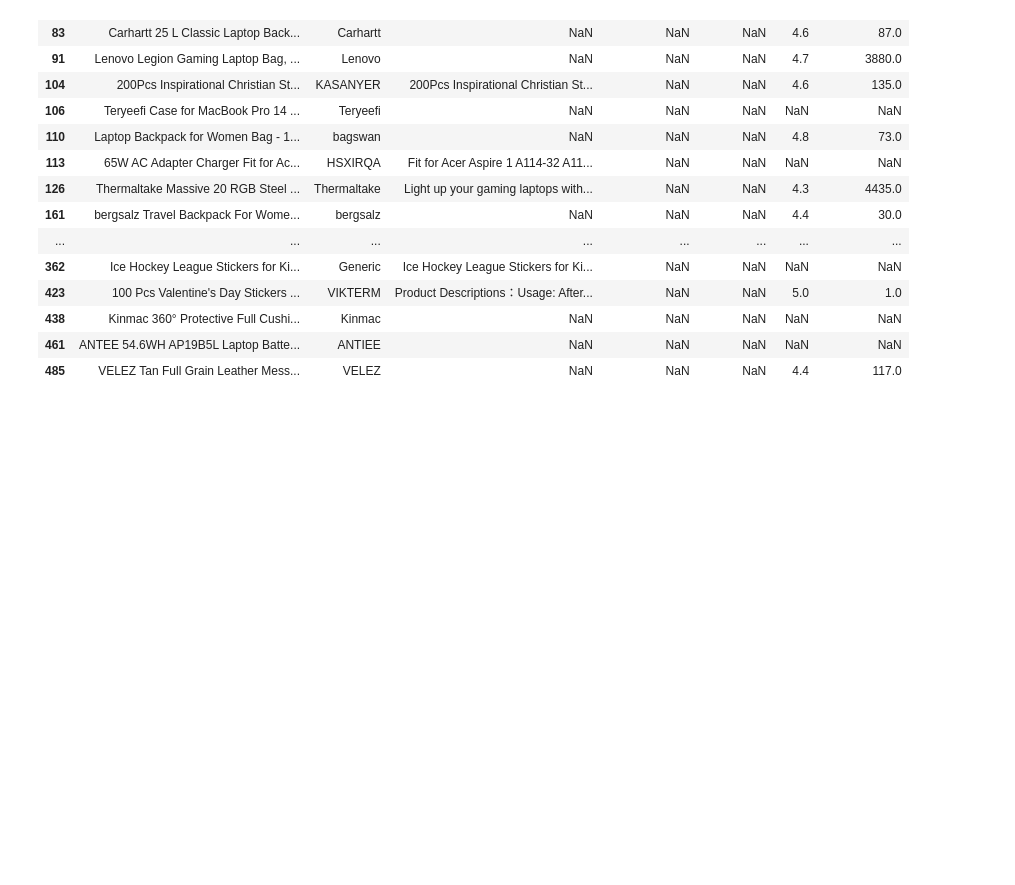
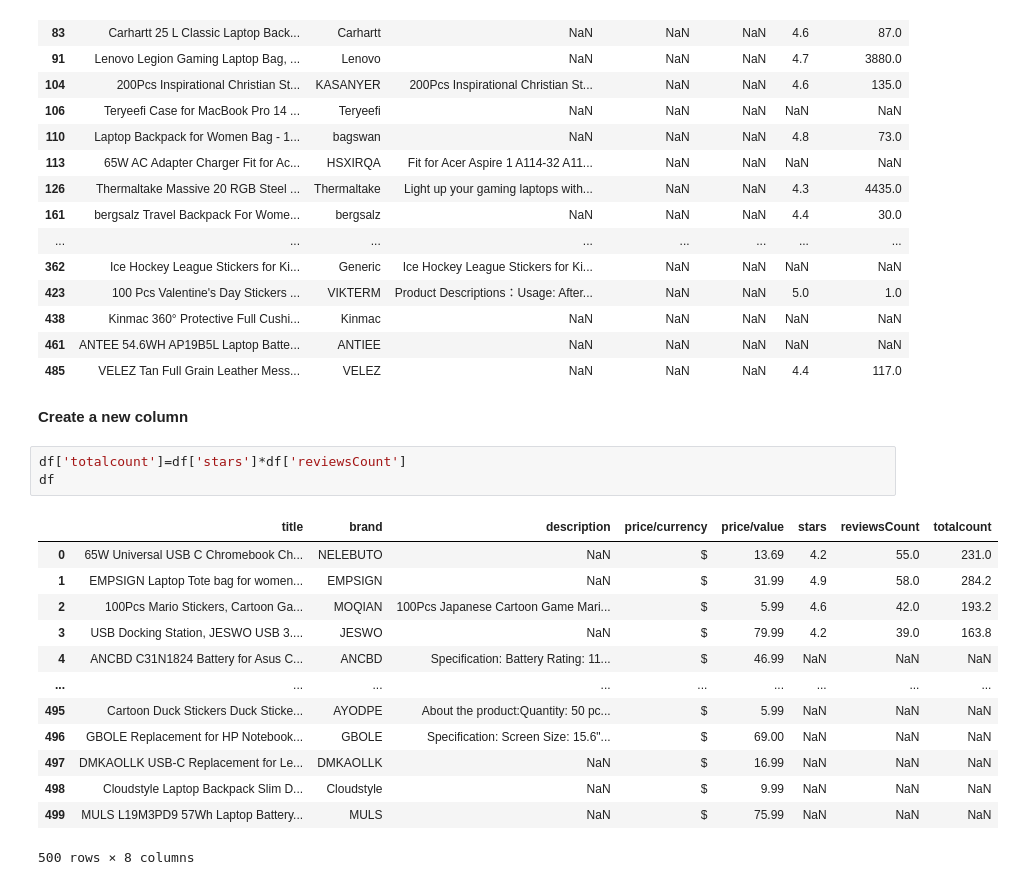
Before and after one commit to Kenicki/Kenicki, a Jupyter notebook: Laptop_Covers.ipynb, the cells around one changed output. Saved outputs shown, nothing was run; the diff lists cells and outputs as text; blank space fills up the shorter version.

Commit message:
Kaggle Notebook | notebook0a37a9e51f | Version 3

```diff
--- a/Laptop_Covers.ipynb
+++ b/Laptop_Covers.ipynb
@@ -142,3 +142,22 @@ df.loc[df['price/value'].isna()]
 | 438 | Kinmac 360° Protective Full Cushi... | Kinmac | NaN | NaN | NaN | NaN | NaN |
 | 461 | ANTEE 54.6WH AP19B5L Laptop Batte... | ANTIEE | NaN | NaN | NaN | NaN | NaN |
 | 485 | VELEZ Tan Full Grain Leather Mess... | VELEZ | NaN | NaN | NaN | 4.4 | 117.0 |
+# %% [markdown]
+**Create a new column**
+# %%
+df['totalcount']=df['stars']*df['reviewsCount']
+df
+# %% [output]
+|  | title | brand | description | price/currency | price/value | stars | reviewsCount | totalcount |
+| 0 | 65W Universal USB C Chromebook Ch... | NELEBUTO | NaN | $ | 13.69 | 4.2 | 55.0 | 231.0 |
+| 1 | EMPSIGN Laptop Tote bag for women... | EMPSIGN | NaN | $ | 31.99 | 4.9 | 58.0 | 284.2 |
+| 2 | 100Pcs Mario Stickers, Cartoon Ga... | MOQIAN | 100Pcs Japanese Cartoon Game Mari... | $ | 5.99 | 4.6 | 42.0 | 193.2 |
+| 3 | USB Docking Station, JESWO USB 3.... | JESWO | NaN | $ | 79.99 | 4.2 | 39.0 | 163.8 |
+| 4 | ANCBD C31N1824 Battery for Asus C... | ANCBD | Specification: Battery Rating: 11... | $ | 46.99 | NaN | NaN | NaN |
+| ... | ... | ... | ... | ... | ... | ... | ... | ... |
+| 495 | Cartoon Duck Stickers Duck Sticke... | AYODPE | About the product:Quantity: 50 pc... | $ | 5.99 | NaN | NaN | NaN |
+| 496 | GBOLE Replacement for HP Notebook... | GBOLE | Specification: Screen Size: 15.6"... | $ | 69.00 | NaN | NaN | NaN |
+| 497 | DMKAOLLK USB-C Replacement for Le... | DMKAOLLK | NaN | $ | 16.99 | NaN | NaN | NaN |
+| 498 | Cloudstyle Laptop Backpack Slim D... | Cloudstyle | NaN | $ | 9.99 | NaN | NaN | NaN |
+| 499 | MULS L19M3PD9 57Wh Laptop Battery... | MULS | NaN | $ | 75.99 | NaN | NaN | NaN |
+500 rows × 8 columns
```
